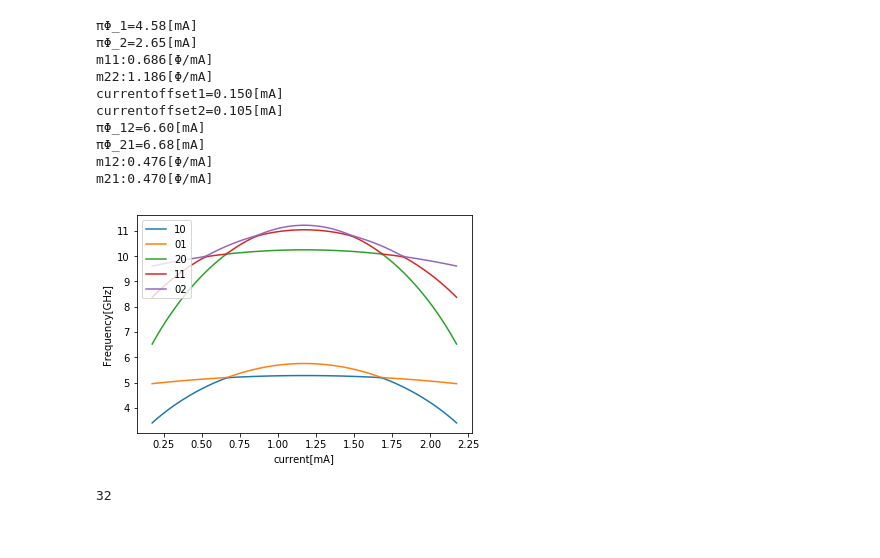
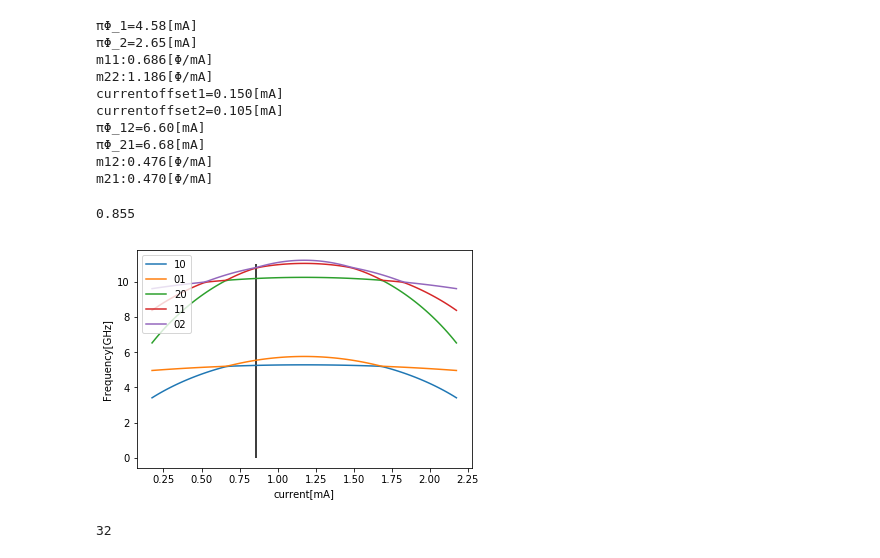
Before and after one commit to SotaIno/CircuitQEDsim, a Jupyter notebook: CZ_netzeropulse_minclude.ipynb, the cells around one changed output. Drawn from its saved outputs; the diff is of its cells as text; code cells hidden in the pictures.

```diff
--- a/CZ_netzeropulse_minclude.ipynb
+++ b/CZ_netzeropulse_minclude.ipynb
@@ -362,36 +362,42 @@ Nb1 = B1.dag()*B1
 Nb2 = B2.dag()*B2
 duff_part1 = 0.5 * Q1.anh * Nb1 * (Nb1 - qt.tensor(iq1, iq2))
 duff_part2 = 0.5 * Q2.anh * Nb2 * (Nb2 - qt.tensor(iq1, iq2))
 Hq1 = Q1.f01 * Nb1 + duff_part1 #  - self.Iq1*0
 Hint = J*(B1*B2.dag() + B1.dag()*B2)
 
 enemap=np.zeros((Nq**2,len(current)))
 # Q2側のバイアスのみ動かす
 for k,cur in enumerate(current):
     mag1 = 0.476/pi*(cur-currentoffset2)
     mag2 = 1.186/pi*(cur-currentoffset2)
     Q1 = Tunabletransmon(f01=5.284,alpha=-0.318,Nq=3,phi=mag1)
     Q2 = Tunabletransmon(f01=5.759,alpha=-0.298,Nq=3,phi=mag2)
     Hq1 = Q1.f01 * Nb1 + duff_part1
     Hq2 = Q2.f01 * Nb2 + duff_part2 #  - self.Iq2*0
     QQHam=Hq1 + Hq2 + Hint
     ene=np.array([QQHam.eigenenergies()])
     enes=[ene[0][i] - ene[0][0] for i in range(len(ene[0]))]
     for count in range(0,Nq**2):
         enemap[count][k]=enes[count]
 
+enedict1={}
 plt.figure()
-for count2 in range(0,Nq**2-1):
+for count2 in range(1,Nq**2-1):
     #if keys[count2][0] in ['20','11','02']:
+    enedict1[keys[count2][0]]=enemap[count2]
     if keys[count2][0] in ['10','01','11','02','20']:
         plt.plot(current,enemap[count2],label=keys[count2][0])
 
+print(current[np.argmin(np.abs(enedict1['11']-enedict1['02']))])
 plt.xlabel('current[mA]')
 plt.ylabel('Frequency[GHz]')
 plt.legend(loc='upper left')
-plt.savefig('C:/Users/Sota/Scripts/TestKankyo/cQEDSim/core/bias2_level.png')
+plt.vlines(0.855,0,11)
+#plt.savefig('C:/Users/Sota/Scripts/TestKankyo/cQEDSim/core/bias2_level.png')
+plt.show()
 # %% [output]
+0.855
-[figure, old version]
+[figure, new version]
 # %%
 #作られる波形の確認
 Q1 = Tunabletransmon(f01=5.284,alpha=-0.318,Nq=3,phi=0)
```
Also changed, not shown: parts of 1 cell of this notebook, 2 other files.
